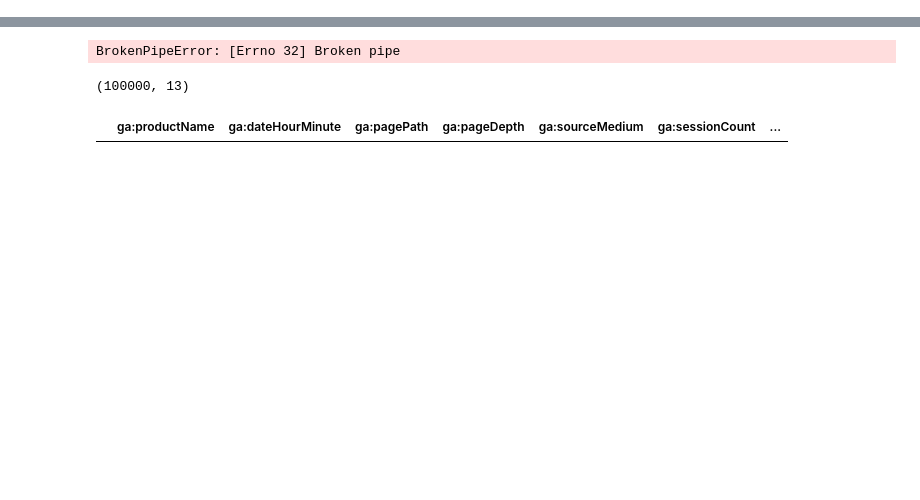
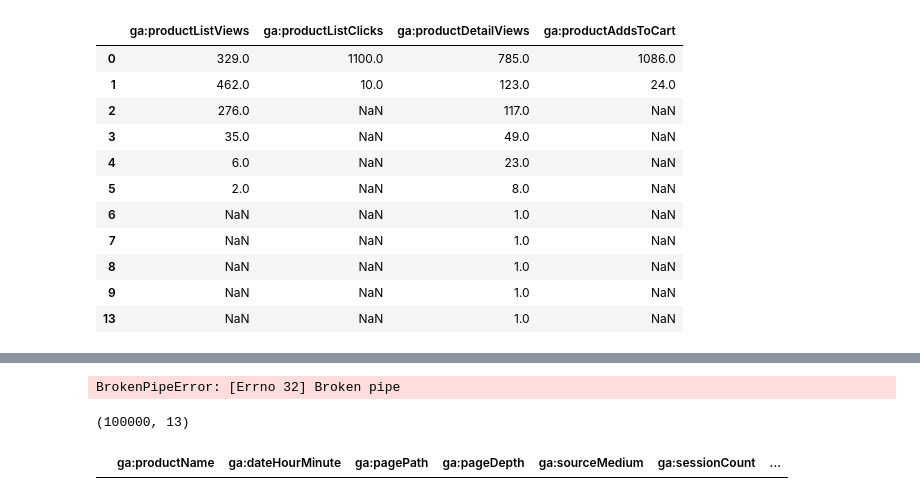
Before and after one commit to Laurajmoreno/ML_and_CRO, a Jupyter notebook: Data_Collection.ipynb, the cells around one changed output, grey strips where cells are left out. Saved outputs shown, nothing was run; the diff lists cells and outputs as text; code cells hidden in the pictures; blank space fills up the shorter version.

```diff
--- a/Data_Collection.ipynb
+++ b/Data_Collection.ipynb
@@ -907,0 +1676,22 @@ Ahora bien, la API de Google Analytics tiene una serie de restricciones que debe
+# %%
+rows_with_NaN
+
+listviews_per_obs_nan = rows_with_NaN['ga:productListViews'].value_counts()
+listclicks_per_obs_nan = rows_with_NaN['ga:productListClicks'].value_counts()
+detailviews_per_obs_nan = rows_with_NaN['ga:productDetailViews'].value_counts()
+addscart_per_obs_nan = rows_with_NaN['ga:productAddsToCart'].value_counts()
+
+pd.DataFrame([listviews_per_obs_nan,listclicks_per_obs_nan,detailviews_per_obs_nan,addscart_per_obs_nan]).T
+# %% [output]
+|  | ga:productListViews | ga:productListClicks | ga:productDetailViews | ga:productAddsToCart |
+| 0 | 329.0 | 1100.0 | 785.0 | 1086.0 |
+| 1 | 462.0 | 10.0 | 123.0 | 24.0 |
+| 2 | 276.0 | NaN | 117.0 | NaN |
+| 3 | 35.0 | NaN | 49.0 | NaN |
+| 4 | 6.0 | NaN | 23.0 | NaN |
+| 5 | 2.0 | NaN | 8.0 | NaN |
+| 6 | NaN | NaN | 1.0 | NaN |
+| 7 | NaN | NaN | 1.0 | NaN |
+| 8 | NaN | NaN | 1.0 | NaN |
+| 9 | NaN | NaN | 1.0 | NaN |
+| 13 | NaN | NaN | 1.0 | NaN |
```
Also changed, not shown: parts of 36 cells of this notebook.
